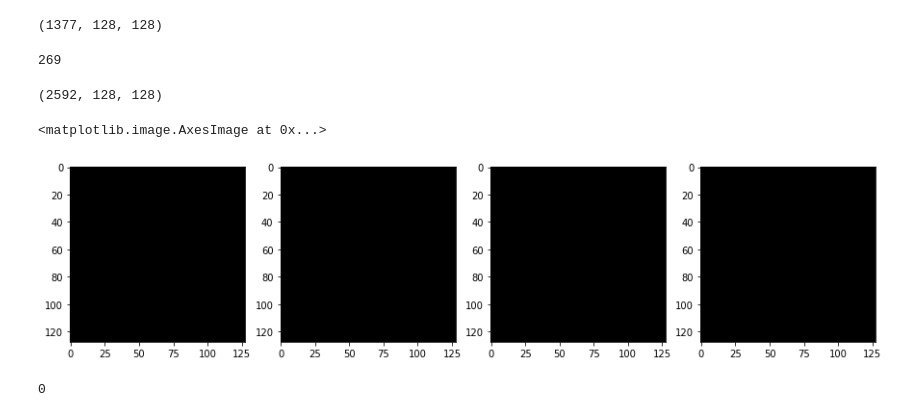
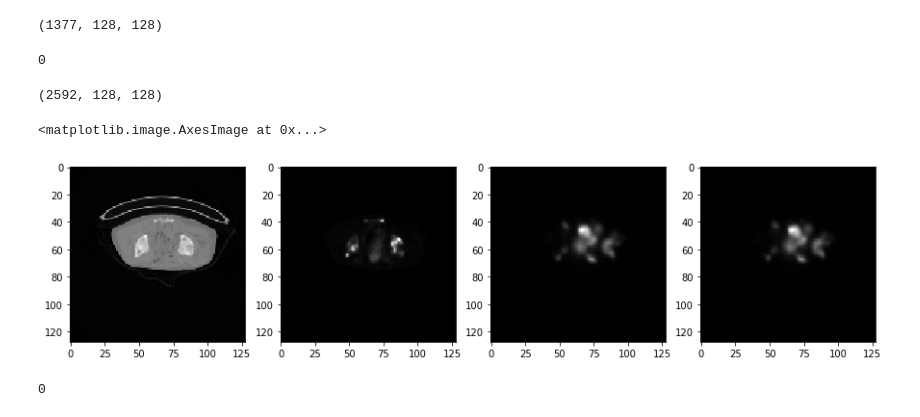
Before and after one commit to peternagy96/dose_estimator, a Jupyter notebook: jupyter/normalization.ipynb, the cells around one changed output. Drawn from its saved outputs; the diff is of its cells as text; code cells hidden in the pictures.

Commit message:
norm fix 100

```diff
--- a/jupyter/normalization.ipynb
+++ b/jupyter/normalization.ipynb
@@ -13,9 +13,9 @@ dose = np.load(r"C:\Users\peter\Documents\Thesis\dose_estimator-git\data\data_fi
 pet = np.load(r"C:\Users\peter\Documents\Thesis\dose_estimator-git\data\data_filtered\numpy\pet_train.npy")
 ct = np.load(r"C:\Users\peter\Documents\Thesis\dose_estimator-git\data\data_filtered\numpy\ct_train.npy")
 # %%
-dose = np.load('/home/peter/Documents/dose_estimator-git/data/data_filtered/numpy/dose_train.npy')#.reshape((-1,128,128))
-pet = np.load('/home/peter/Documents/dose_estimator-git/data/data_filtered/numpy/pet_train.npy')#.reshape((-1,128,128))
-ct = np.load('/home/peter/Documents/dose_estimator-git/data/data_filtered/numpy/ct_train.npy')#.reshape((-1,128,128))
+dose = np.load('/home/peter/Documents/dose_estimator-git/data/data_filtered/numpy2/dose_train.npy')#.reshape((-1,128,128))
+pet = np.load('/home/peter/Documents/dose_estimator-git/data/data_filtered/numpy2/pet_train.npy')#.reshape((-1,128,128))
+ct = np.load('/home/peter/Documents/dose_estimator-git/data/data_filtered/numpy2/ct_train.npy')#.reshape((-1,128,128))
 # %%
 dose.shape
 # %% [output]
@@ -64,20 +100,13 @@ def normalize_array(inp):
     return array
-# %%
-def normalize_array2(inp):
-    array = inp.copy()
-    mask1 = (array < 0.0)
-    mask2 = (array > 0.0)
-    array[mask1] = array[mask1] / np.abs(array.min())
-    array[mask2] = array[mask2] / array.max()
-    return array
 # %%
-def normalize_dose(inp):
+def normalize_array2(inp):
     array = inp.copy()
     for i in range(array.shape[0]):
         pic = array[i,:,:]
-        if pic.max() != 0.0:
-            pic = 2* (pic / pic.max()) - 1
-            array[i:(i+1),:,:] = pic
+        mi = pic.min()
+        ma = pic.max()
+        pic = ((2 * (pic - mi)) / (ma - mi)) - 1
+        array[i:(i+1),:,:] = pic
     return array
 # %%
 def filter_zeros(pet, ct, dose):
@@ -95,9 +124,9 @@ def upscale_array(array):
         out[i,:,:] = cv2.resize(pic, dsize=(200, 200))
     return out
 # %%
-dose_norm = normalize_array(dose)
-pet_norm = normalize_array(pet)
-ct_norm = normalize_array(ct)
+dose_norm = normalize_array2(dose)
+pet_norm = normalize_array2(pet)
+ct_norm = normalize_array2(ct)
 # %%
 pet_norm, ct_norm, dose_norm = filter_zeros(pet_norm, ct_norm, dose_norm)
 # %% [output]
@@ -117,24 +146,24 @@ for x in range(ct_norm.shape[0]):
         count_dose += 1
     if np.count_nonzero(ct_norm[x]) == 0:
         count_ct += 1
-# %%
-count_dose
-# %% [output]
-269
+# %%
+count_pet
+# %% [output]
+0
 # %%
 ct_norm.shape
 # %% [output]
 (2592, 128, 128)
 # %%
-x = 648
+x = 1100
 fig, axes = plt.subplots(1, 4, figsize=(15,5))
-axes[0].imshow(ct[x], cmap="gray")
-axes[1].imshow(pet[x], cmap="gray")
+axes[0].imshow(ct_norm[x], cmap="gray")
+axes[1].imshow(pet_norm[x], cmap="gray")
 axes[2].imshow(dose[x], cmap="gray")
 axes[3].imshow(dose_norm[x], cmap="gray")
 # %% [output]
 <matplotlib.image.AxesImage at 0x...>
-[figure, old version]
+[figure, new version]
 # %%
 np.sum(np.isnan(dose_norm))
 # %% [output]
```
Also changed, not shown: parts of 6 cells of this notebook, 4 other files.
